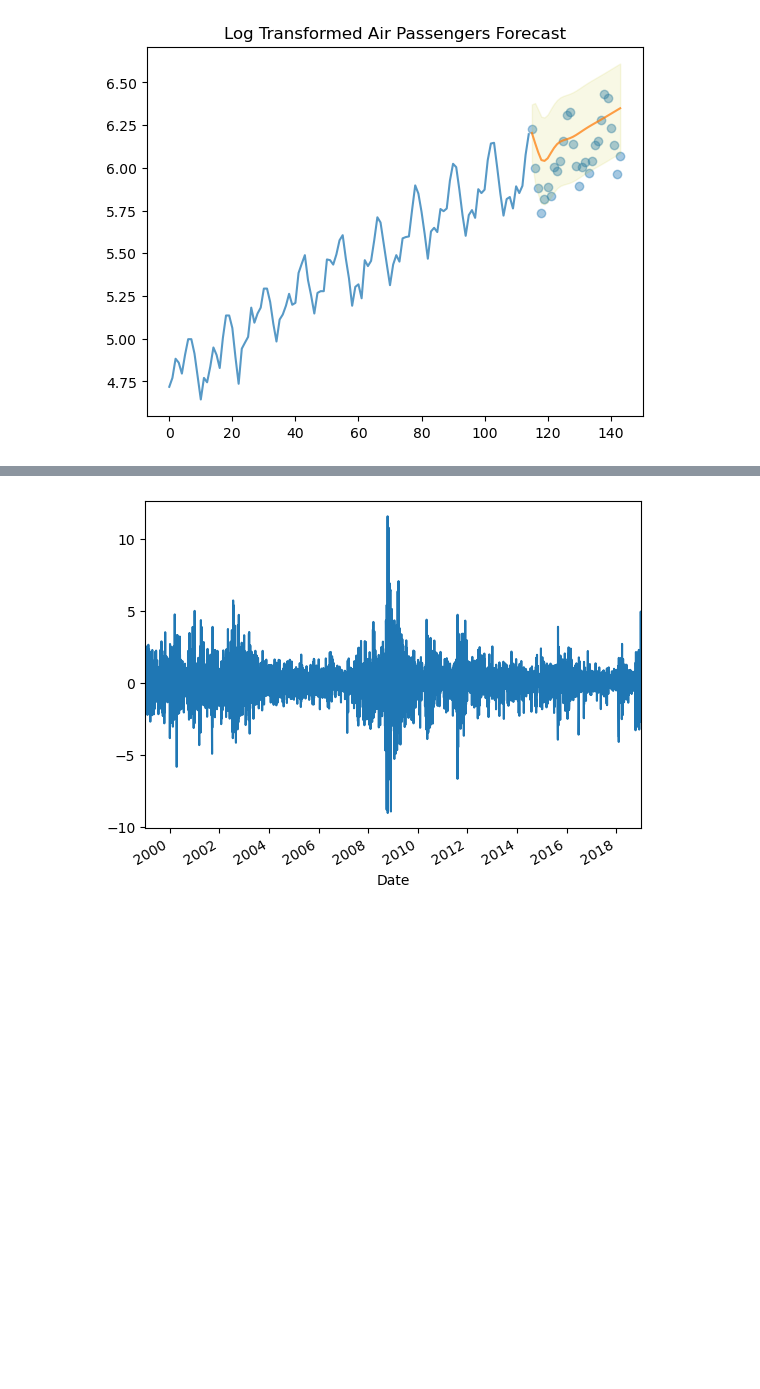
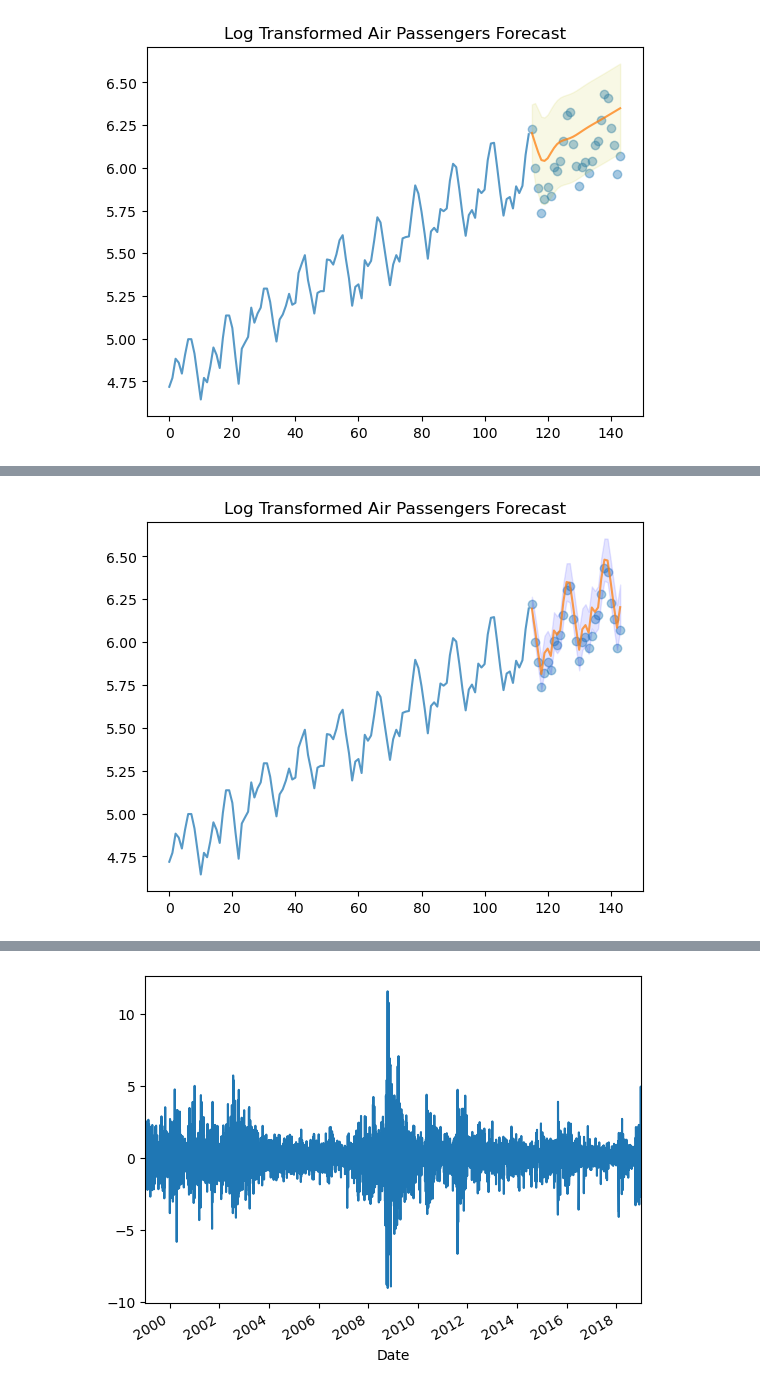
Before and after one commit to milkpotato1000/modulabs_projects, a Jupyter notebook: time_series/250911_02_ARIMA_ARCH_miniproject.ipynb, the cells around one changed output, grey strips where cells are left out. Cells and saved outputs as stored; diff of their text form; code cells hidden in the pictures; blank space fills up the shorter version.

Commit message:
ARIMA_add

```diff
--- a/time_series/250911_02_ARIMA_ARCH_miniproject.ipynb
+++ b/time_series/250911_02_ARIMA_ARCH_miniproject.ipynb
@@ -192,0 +177,5 @@ plt.show() # 4개의 plot을 시각화 합니다.
+# %%
+# AutoARIMA
+# seasonal = True, max_D(계절차분) = 12
+model = pm.AutoARIMA(seasonal=True, suppress_warnings=True, trace=True, m=12)
+res = model.fit(ap_transformed_train)
@@ -192,0 +200,17 @@ plt.show() # 4개의 plot을 시각화 합니다.
+# %%
+# confidence interval까지 도출
+preds, conf_int = res.predict(n_periods=ap_transformed_test.shape[0], return_conf_int=True)
+# %%
+# 예측 성능을 시각화
+x_axis = np.arange(ap_transformed_train.shape[0] + preds.shape[0]) # 115 + 29, plot을 그리기 위해 x축을 생성 (month)
+plt.plot(x_axis[:ap_transformed_train.shape[0]],ap_transformed_train, alpha=0.75) # x축은 test으로 만들어 놓은 train data를 사용하고, y축에 train data를 사용하여 train data를 시각화
+plt.plot(x_axis[ap_transformed_train.shape[0]:], preds, alpha=0.75) # AutoARIMA의 예측값 시각화
+plt.scatter(x_axis[ap_transformed_train.shape[0]:],ap_transformed_test,
+            alpha=0.4, marker='o')  # 3 test data의 y값(지도 학습의 target)을 산점도(scatter plot)로 생성
+plt.fill_between(x_axis[-preds.shape[0]:],
+                 conf_int[:, 0], conf_int[:, 1],
+                 alpha=0.1, color='b') # 2, 3번의 분포에 해당하는 구간 시각화
+plt.title("Log Transformed Air Passengers Forecast") # plot의 제목
+plt.show() # 4개의 plot을 시각화 합니다.
+# %% [output]
+[figure, added]
```
Also changed, not shown: parts of 9 cells of this notebook.
